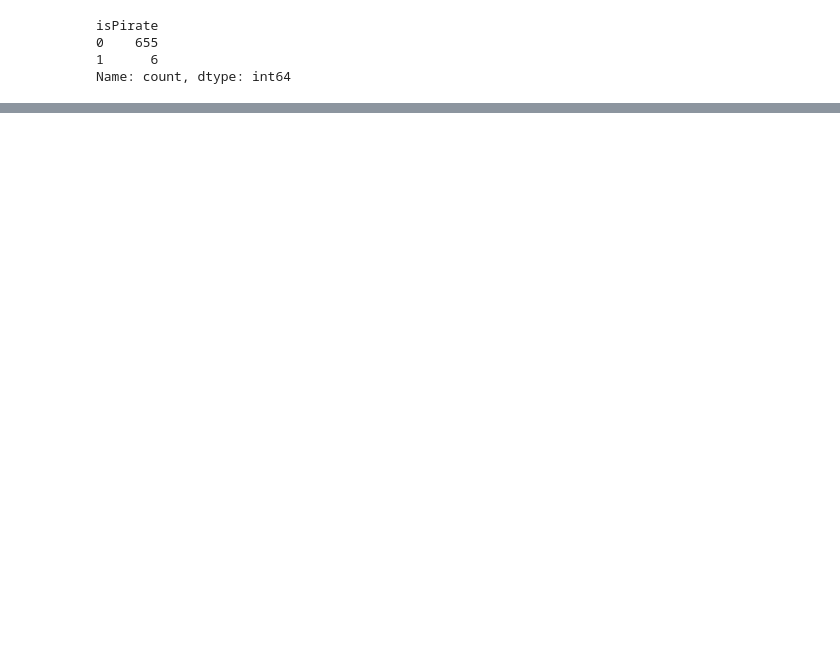
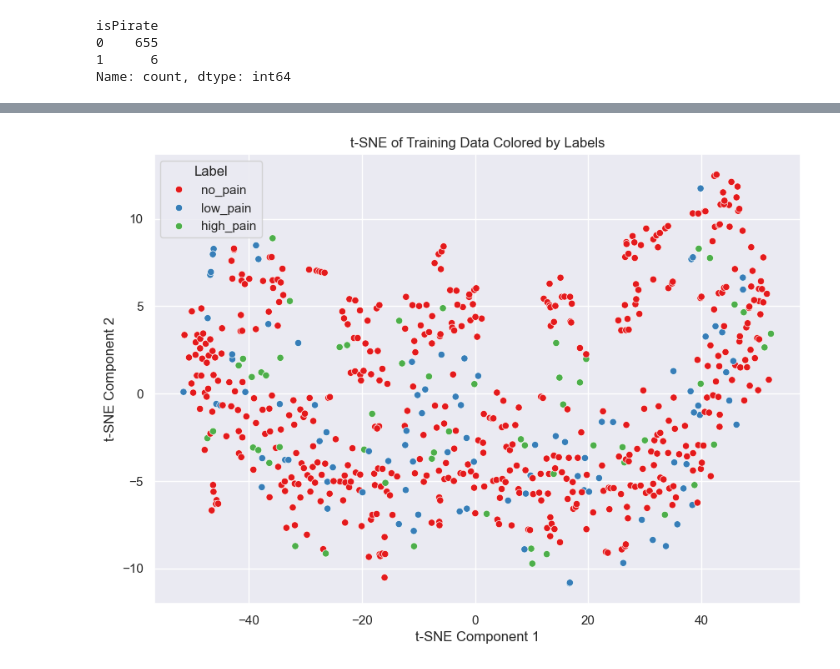
Before and after one commit to Gradient-Gang/ANN-Challenges, a Jupyter notebook: Notebook/preprocessing.ipynb, the cells around one changed output, grey strips where cells are left out. Drawn from its saved outputs; the diff is of its cells as text; code cells hidden in the pictures; blank space fills up the shorter version.

```diff
--- a/Notebook/preprocessing.ipynb
+++ b/Notebook/preprocessing.ipynb
@@ -45,0 +80,14 @@ Name: count, dtype: int64
+# %%
+# Plot tsne colored by label
+from sklearn.manifold import TSNE
+tsne = TSNE(n_components=2, random_state=42)
+trainDataTsne = tsne.fit_transform(trainDataNp)
+plt.figure(figsize=(10, 7))
+sns.scatterplot(x=trainDataTsne[:, 0], y=trainDataTsne[:, 1], hue=trainLabelsNp, palette="Set1")
+plt.title("t-SNE of Training Data Colored by Labels")
+plt.xlabel("t-SNE Component 1")
+plt.ylabel("t-SNE Component 2")
+plt.legend(title="Label", loc="best")
+plt.show()
+# %% [output]
+[figure, added]
```
Also changed, not shown: parts of 5 cells of this notebook, 1 other file.
